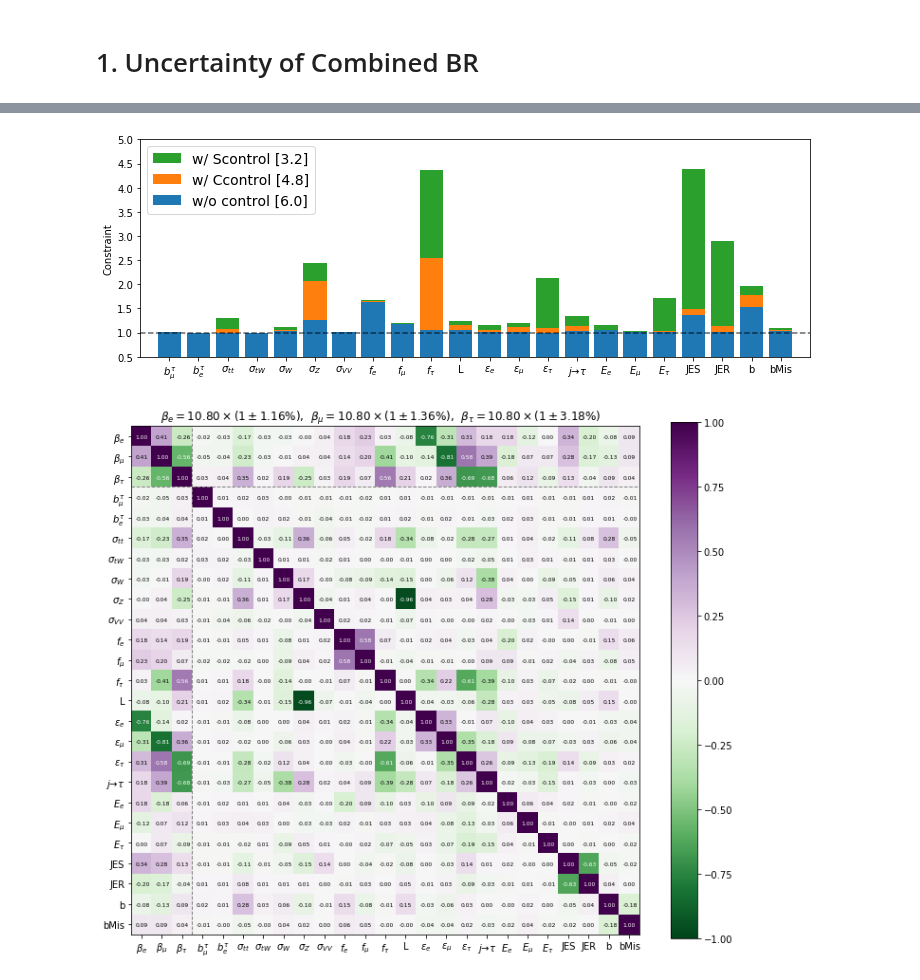
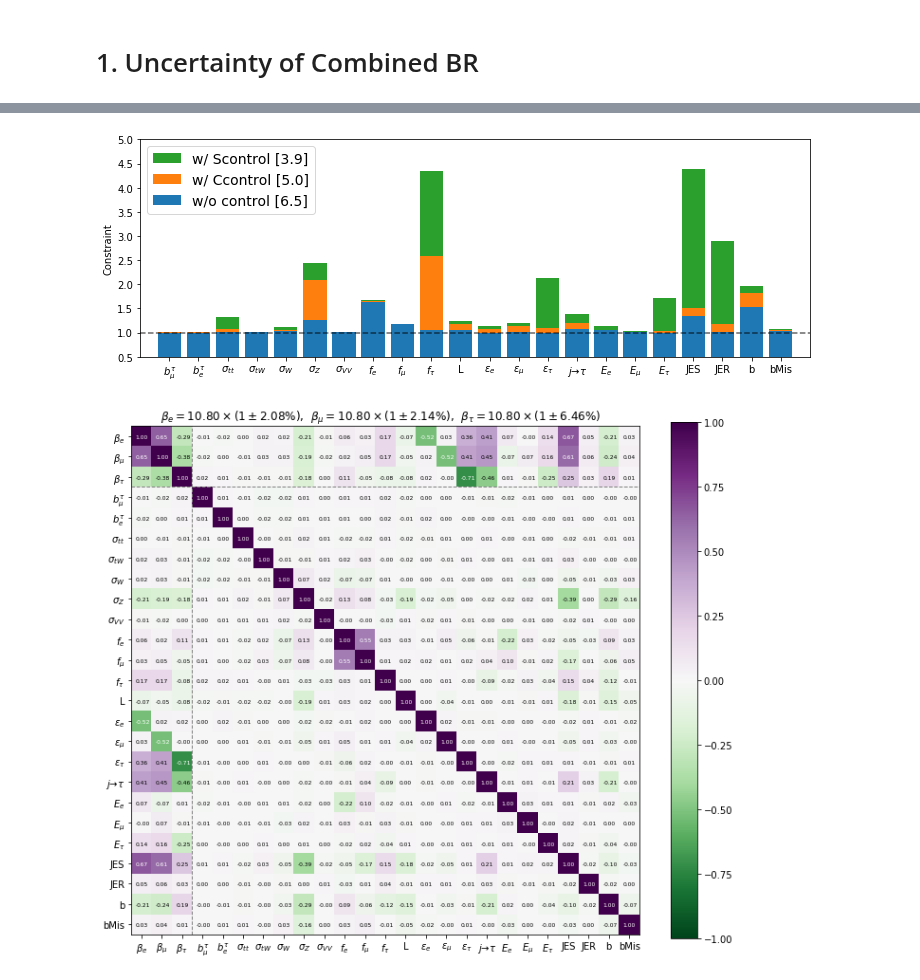
Before and after one commit to ZihengChen/WBranchingFaction, a Jupyter notebook: notebooks/ju_combineBFTheta.ipynb, the cells around one changed output, grey strips where cells are left out. Cells and saved outputs as stored; diff of their text form; code cells hidden in the pictures.

```diff
--- a/notebooks/ju_combineBFTheta.ipynb
+++ b/notebooks/ju_combineBFTheta.ipynb
@@ -48,9 +48,9 @@ print(sigS[:3]/0.1080*100)
 plt.figure(figsize=(12,4),facecolor='w')
 c = np.arange(22)
 
-plt.bar(c,heightS,label='w/ Scontrol [3.2]', color='C2')
-plt.bar(c,heightC,label='w/ Ccontrol [4.8]', color='C1')
-plt.bar(c,height ,label='w/o control [6.0]', color='C0')
+plt.bar(c,heightS,label='w/ Scontrol [3.9]', color='C2')
+plt.bar(c,heightC,label='w/ Ccontrol [5.0]', color='C1')
+plt.bar(c,height ,label='w/o control [6.5]', color='C0')
 
 plt.axhline(1,color='k',alpha=0.6,linestyle='--')
 plt.legend(loc='upper left',fontsize = 14)
@@ -60,12 +60,12 @@ plt.xticks(c,sysLabelsName()[3:])
 plt.ylabel('Constraint')
 plt.savefig('../plots/combine/constraint.png', dpi=300)
 # %% [output]
-[figure, old version]
+[figure, new version]
 # %%
-showParameterCovMat(corS,sigS)
-plt.savefig('../plots/combine/covarMatrix_betaThetaS.png',dpi=300)
+showParameterCovMat(cor,sig)
+plt.savefig('../plots/combine/covarMatrix_betaTheta.png',dpi=300)
 # %% [output]
-[figure, old version]
+[figure, new version]
 # %%
 # for i in range(sig.size):
 #     c,s = combiner.paramLS[i], sig[i]
```
Also changed, not shown: parts of 1 cell of this notebook, 15 other files.
